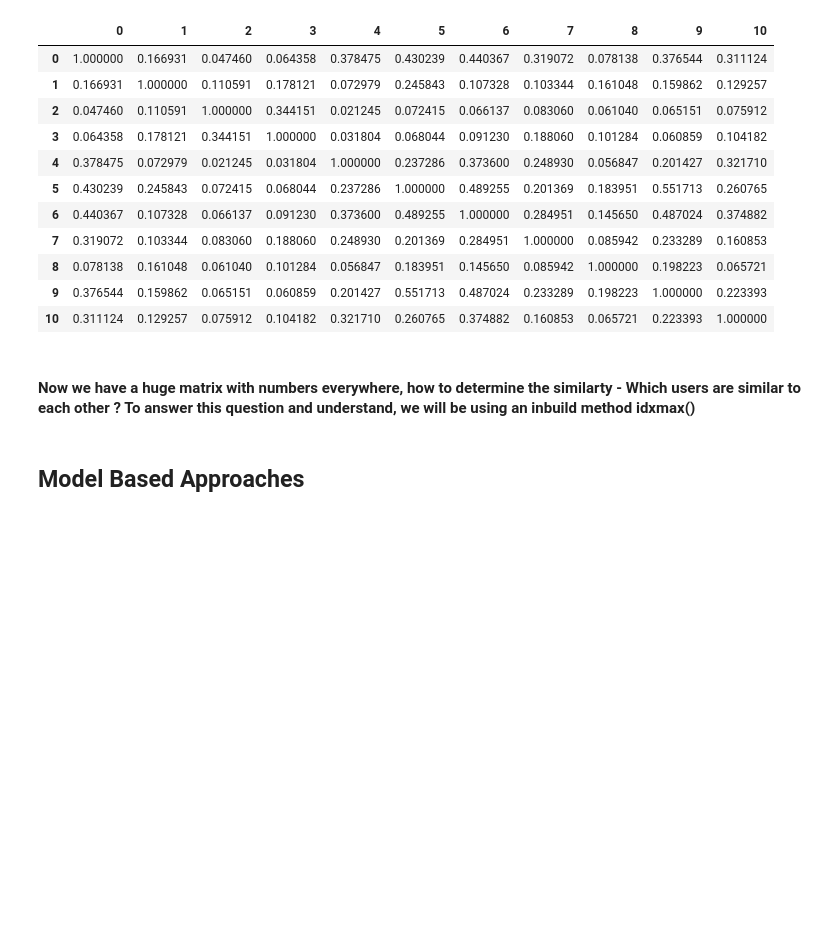
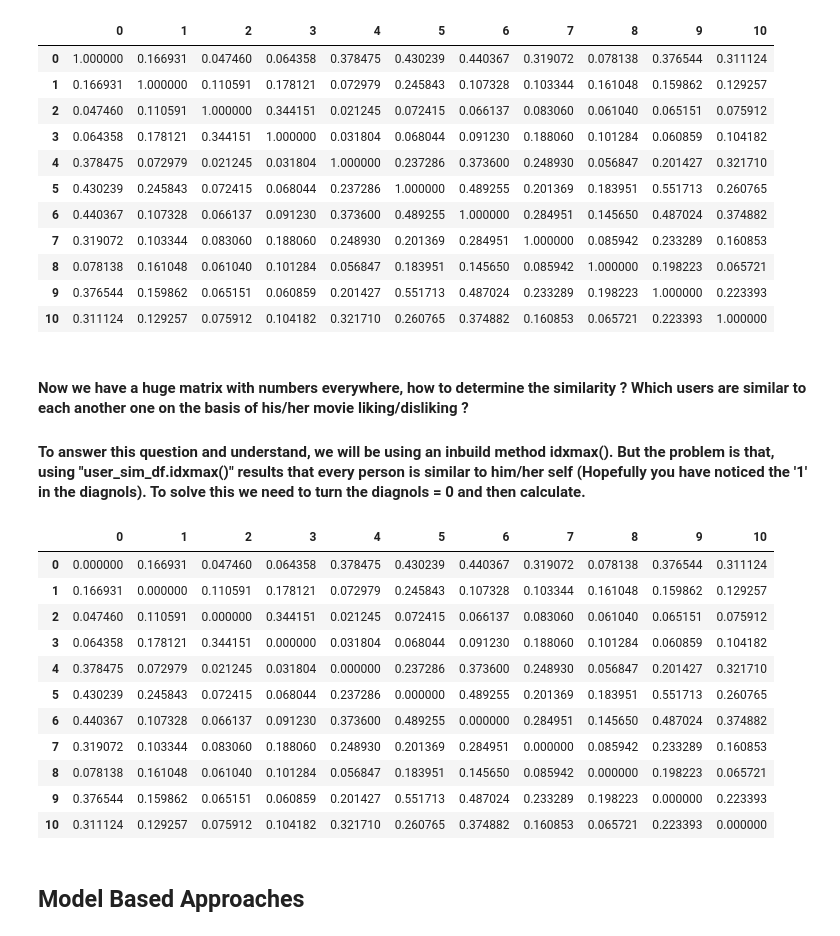
Before and after one commit to rahulvaish/RecommendationSystems-Python, a Jupyter notebook: Chapter-6 Collaborative Filtering [PRACTISE COPY].ipynb, the cells around one changed output. Cells and saved outputs as stored; diff of their text form; code cells hidden in the pictures; blank space fills up the shorter version.

```diff
--- a/Chapter-6 Collaborative Filtering [PRACTISE COPY].ipynb
+++ b/Chapter-6 Collaborative Filtering [PRACTISE COPY].ipynb
@@ -138,5 +137,27 @@ user_sim_df.loc[0:10,0:10]
 # %% [markdown]
-#### Now we have a huge matrix with numbers everywhere, how to determine the similarty - Which users are similar to each other ? To answer this question and understand, we will be using an inbuild method idxmax()
+#### Now we have a huge matrix with numbers everywhere, how to determine the similarity ? Which users are similar to each another one on the basis of his/her movie liking/disliking ?
+
+#### To answer this question and understand, we will be using an inbuild method idxmax(). But the problem is that, using "user_sim_df.idxmax()" results that every person is similar to him/her self (Hopefully you have noticed the '1' in the diagnols). To solve this we need to turn the diagnols = 0 and then calculate.
+# %%
+np.fill_diagonal(user_sim, 0 )
+
+#Same Step as previous
+user_sim_df = pd.DataFrame( user_sim )
+#Same Step as previous
+user_sim_df.loc[0:10,0:10]
+# %% [output]
+|  | 0 | 1 | 2 | 3 | 4 | 5 | 6 | 7 | 8 | 9 | 10 |
+| 0 | 0.000000 | 0.166931 | 0.047460 | 0.064358 | 0.378475 | 0.430239 | 0.440367 | 0.319072 | 0.078138 | 0.376544 | 0.311124 |
+| 1 | 0.166931 | 0.000000 | 0.110591 | 0.178121 | 0.072979 | 0.245843 | 0.107328 | 0.103344 | 0.161048 | 0.159862 | 0.129257 |
+| 2 | 0.047460 | 0.110591 | 0.000000 | 0.344151 | 0.021245 | 0.072415 | 0.066137 | 0.083060 | 0.061040 | 0.065151 | 0.075912 |
+| 3 | 0.064358 | 0.178121 | 0.344151 | 0.000000 | 0.031804 | 0.068044 | 0.091230 | 0.188060 | 0.101284 | 0.060859 | 0.104182 |
+| 4 | 0.378475 | 0.072979 | 0.021245 | 0.031804 | 0.000000 | 0.237286 | 0.373600 | 0.248930 | 0.056847 | 0.201427 | 0.321710 |
+| 5 | 0.430239 | 0.245843 | 0.072415 | 0.068044 | 0.237286 | 0.000000 | 0.489255 | 0.201369 | 0.183951 | 0.551713 | 0.260765 |
+| 6 | 0.440367 | 0.107328 | 0.066137 | 0.091230 | 0.373600 | 0.489255 | 0.000000 | 0.284951 | 0.145650 | 0.487024 | 0.374882 |
+| 7 | 0.319072 | 0.103344 | 0.083060 | 0.188060 | 0.248930 | 0.201369 | 0.284951 | 0.000000 | 0.085942 | 0.233289 | 0.160853 |
+| 8 | 0.078138 | 0.161048 | 0.061040 | 0.101284 | 0.056847 | 0.183951 | 0.145650 | 0.085942 | 0.000000 | 0.198223 | 0.065721 |
+| 9 | 0.376544 | 0.159862 | 0.065151 | 0.060859 | 0.201427 | 0.551713 | 0.487024 | 0.233289 | 0.198223 | 0.000000 | 0.223393 |
+| 10 | 0.311124 | 0.129257 | 0.075912 | 0.104182 | 0.321710 | 0.260765 | 0.374882 | 0.160853 | 0.065721 | 0.223393 | 0.000000 |
 # %% [markdown]
 ## Model Based Approaches
 # %%
```
Also changed, not shown: parts of 2 cells of this notebook.
